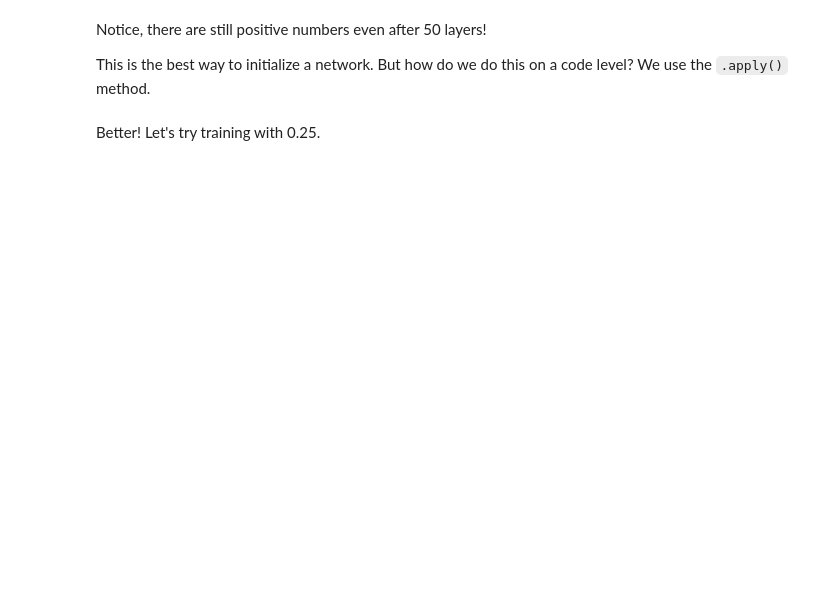
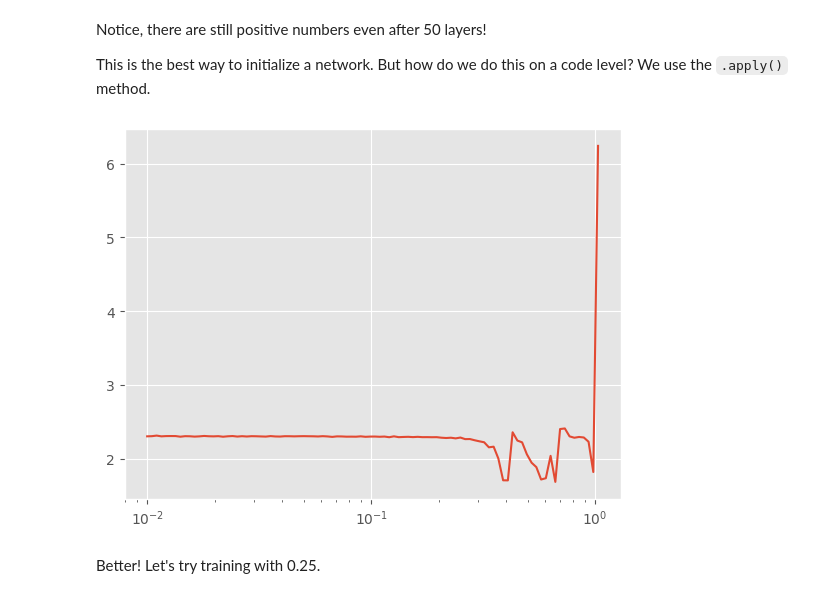
Before and after one commit to jeremyadamsfisher/SlowAI, a Jupyter notebook: nbs/10_initializations.ipynb, the cells around one changed output. Drawn from its saved outputs; the diff is of its cells as text; code cells hidden in the pictures; blank space fills up the shorter version.

```diff
--- a/nbs/10_initializations.ipynb
+++ b/nbs/10_initializations.ipynb
@@ -251,13 +303,15 @@ def init_weights(module):
 # %%
 model = CNN()
 model.apply(init_weights)
 learn = TrainLearner(
     CNN(),
     fashion_mnist(64),
     F.cross_entropy,
     lr=1e-2,
-    cbs=[LRFinderCB(gamma=1.05)],
+    cbs=[LRFinderCB(gamma=1.05), MomentumCB()],
 ).fit()
+# %% [output]
+[figure, added]
 # %% [markdown]
 Better! Let's try training with 0.25.
 # %%
```
Also changed, not shown: parts of 41 cells of this notebook, 3 other files.
